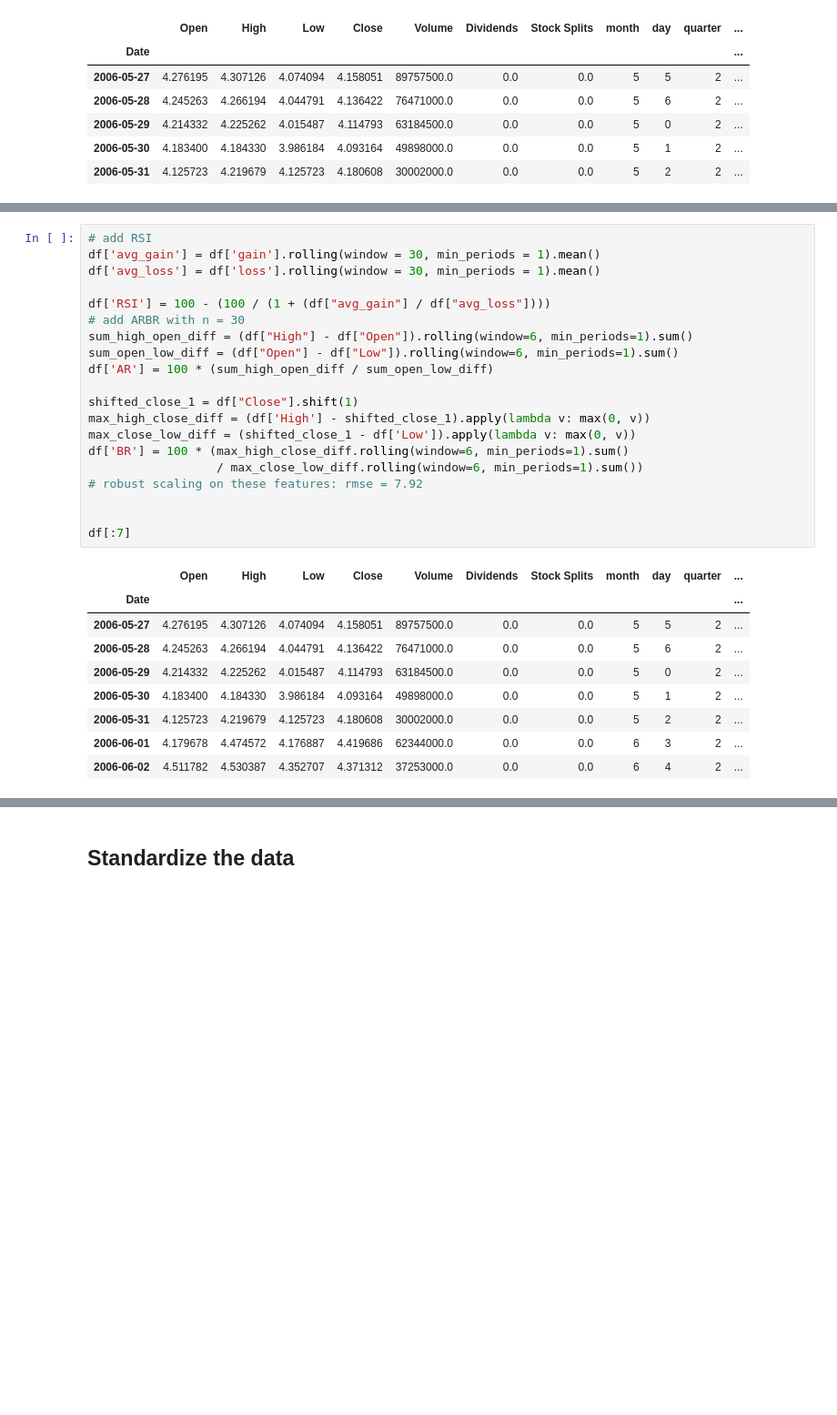
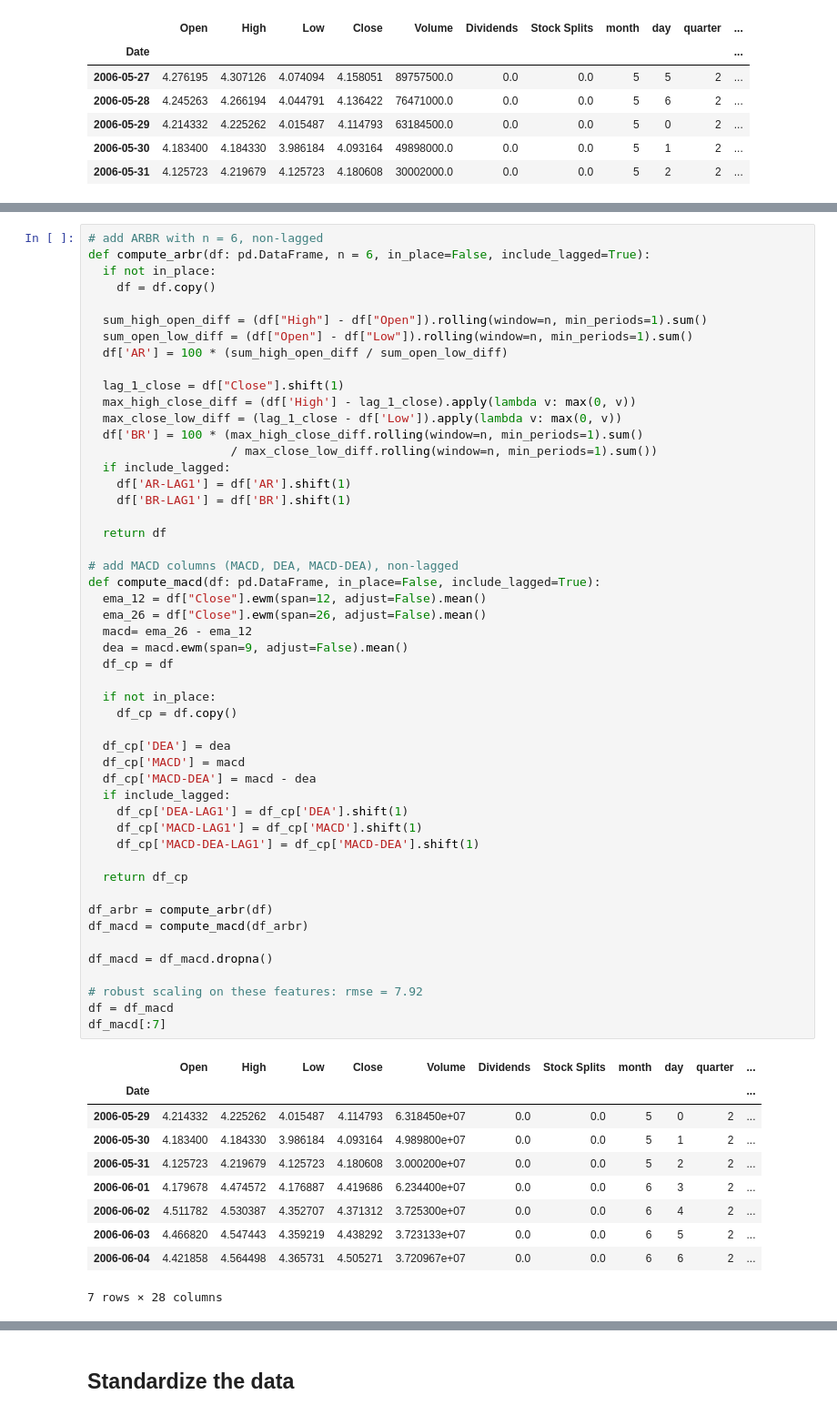
Before and after one commit to yjiahao/time-series-stocks, a Jupyter notebook: XGBoost.ipynb, the cells around one changed output, grey strips where cells are left out. Shown at 91% size. Drawn from its saved outputs; the diff is of its cells as text; blank space fills up the shorter version.

```diff
--- a/XGBoost.ipynb
+++ b/XGBoost.ipynb
@@ -112,35 +116,66 @@ df.head()
 | 2006-05-30 | 4.183400 | 4.184330 | 3.986184 | 4.093164 | 49898000.0 | 0.0 | 0.0 | 5 | 1 | 2 | ... |
 | 2006-05-31 | 4.125723 | 4.219679 | 4.125723 | 4.180608 | 30002000.0 | 0.0 | 0.0 | 5 | 2 | 2 | ... |
 # %%
-# add RSI
-df['avg_gain'] = df['gain'].rolling(window = 30, min_periods = 1).mean()
-df['avg_loss'] = df['loss'].rolling(window = 30, min_periods = 1).mean()
+# add ARBR with n = 6, non-lagged
+def compute_arbr(df: pd.DataFrame, n = 6, in_place=False, include_lagged=True):
+  if not in_place:
+    df = df.copy()
 
-df['RSI'] = 100 - (100 / (1 + (df["avg_gain"] / df["avg_loss"])))
-# add ARBR with n = 30
-sum_high_open_diff = (df["High"] - df["Open"]).rolling(window=6, min_periods=1).sum()
-sum_open_low_diff = (df["Open"] - df["Low"]).rolling(window=6, min_periods=1).sum()
-df['AR'] = 100 * (sum_high_open_diff / sum_open_low_diff)
+  sum_high_open_diff = (df["High"] - df["Open"]).rolling(window=n, min_periods=1).sum()
+  sum_open_low_diff = (df["Open"] - df["Low"]).rolling(window=n, min_periods=1).sum()
+  df['AR'] = 100 * (sum_high_open_diff / sum_open_low_diff)
 
-shifted_close_1 = df["Close"].shift(1)
-max_high_close_diff = (df['High'] - shifted_close_1).apply(lambda v: max(0, v))
-max_close_low_diff = (shifted_close_1 - df['Low']).apply(lambda v: max(0, v))
-df['BR'] = 100 * (max_high_close_diff.rolling(window=6, min_periods=1).sum()
-                  / max_close_low_diff.rolling(window=6, min_periods=1).sum())
+  lag_1_close = df["Close"].shift(1)
+  max_high_close_diff = (df['High'] - lag_1_close).apply(lambda v: max(0, v))
+  max_close_low_diff = (lag_1_close - df['Low']).apply(lambda v: max(0, v))
+  df['BR'] = 100 * (max_high_close_diff.rolling(window=n, min_periods=1).sum()
+                    / max_close_low_diff.rolling(window=n, min_periods=1).sum())
+  if include_lagged:
+    df['AR-LAG1'] = df['AR'].shift(1)
+    df['BR-LAG1'] = df['BR'].shift(1)
+
+  return df
+
+# add MACD columns (MACD, DEA, MACD-DEA), non-lagged
+def compute_macd(df: pd.DataFrame, in_place=False, include_lagged=True):
+  ema_12 = df["Close"].ewm(span=12, adjust=False).mean()
+  ema_26 = df["Close"].ewm(span=26, adjust=False).mean()
+  macd= ema_26 - ema_12
+  dea = macd.ewm(span=9, adjust=False).mean()
+  df_cp = df
+
+  if not in_place:
+    df_cp = df.copy()
+
+  df_cp['DEA'] = dea
+  df_cp['MACD'] = macd
+  df_cp['MACD-DEA'] = macd - dea
+  if include_lagged:
+    df_cp['DEA-LAG1'] = df_cp['DEA'].shift(1)
+    df_cp['MACD-LAG1'] = df_cp['MACD'].shift(1)
+    df_cp['MACD-DEA-LAG1'] = df_cp['MACD-DEA'].shift(1)
+
+  return df_cp
+
+df_arbr = compute_arbr(df)
+df_macd = compute_macd(df_arbr)
+
+df_macd = df_macd.dropna()
+
 # robust scaling on these features: rmse = 7.92
-
-
-df[:7]
+df = df_macd
+df_macd[:7]
 # %% [output]
 |  | Open | High | Low | Close | Volume | Dividends | Stock Splits | month | day | quarter | ... |
 | Date |  |  |  |  |  |  |  |  |  |  | ... |
-| 2006-05-27 | 4.276195 | 4.307126 | 4.074094 | 4.158051 | 89757500.0 | 0.0 | 0.0 | 5 | 5 | 2 | ... |
-| 2006-05-28 | 4.245263 | 4.266194 | 4.044791 | 4.136422 | 76471000.0 | 0.0 | 0.0 | 5 | 6 | 2 | ... |
-| 2006-05-29 | 4.214332 | 4.225262 | 4.015487 | 4.114793 | 63184500.0 | 0.0 | 0.0 | 5 | 0 | 2 | ... |
-| 2006-05-30 | 4.183400 | 4.184330 | 3.986184 | 4.093164 | 49898000.0 | 0.0 | 0.0 | 5 | 1 | 2 | ... |
-| 2006-05-31 | 4.125723 | 4.219679 | 4.125723 | 4.180608 | 30002000.0 | 0.0 | 0.0 | 5 | 2 | 2 | ... |
-| 2006-06-01 | 4.179678 | 4.474572 | 4.176887 | 4.419686 | 62344000.0 | 0.0 | 0.0 | 6 | 3 | 2 | ... |
-| 2006-06-02 | 4.511782 | 4.530387 | 4.352707 | 4.371312 | 37253000.0 | 0.0 | 0.0 | 6 | 4 | 2 | ... |
+| 2006-05-29 | 4.214332 | 4.225262 | 4.015487 | 4.114793 | 6.318450e+07 | 0.0 | 0.0 | 5 | 0 | 2 | ... |
+| 2006-05-30 | 4.183400 | 4.184330 | 3.986184 | 4.093164 | 4.989800e+07 | 0.0 | 0.0 | 5 | 1 | 2 | ... |
+| 2006-05-31 | 4.125723 | 4.219679 | 4.125723 | 4.180608 | 3.000200e+07 | 0.0 | 0.0 | 5 | 2 | 2 | ... |
+| 2006-06-01 | 4.179678 | 4.474572 | 4.176887 | 4.419686 | 6.234400e+07 | 0.0 | 0.0 | 6 | 3 | 2 | ... |
+| 2006-06-02 | 4.511782 | 4.530387 | 4.352707 | 4.371312 | 3.725300e+07 | 0.0 | 0.0 | 6 | 4 | 2 | ... |
+| 2006-06-03 | 4.466820 | 4.547443 | 4.359219 | 4.438292 | 3.723133e+07 | 0.0 | 0.0 | 6 | 5 | 2 | ... |
+| 2006-06-04 | 4.421858 | 4.564498 | 4.365731 | 4.505271 | 3.720967e+07 | 0.0 | 0.0 | 6 | 6 | 2 | ... |
+7 rows × 28 columns
 # %%
 # create lag-1 30 day rolling mean and standard deviations
 df['MA'] = df["lag_1"].rolling(30).mean()
```
Also changed, not shown: parts of 10 cells of this notebook.
